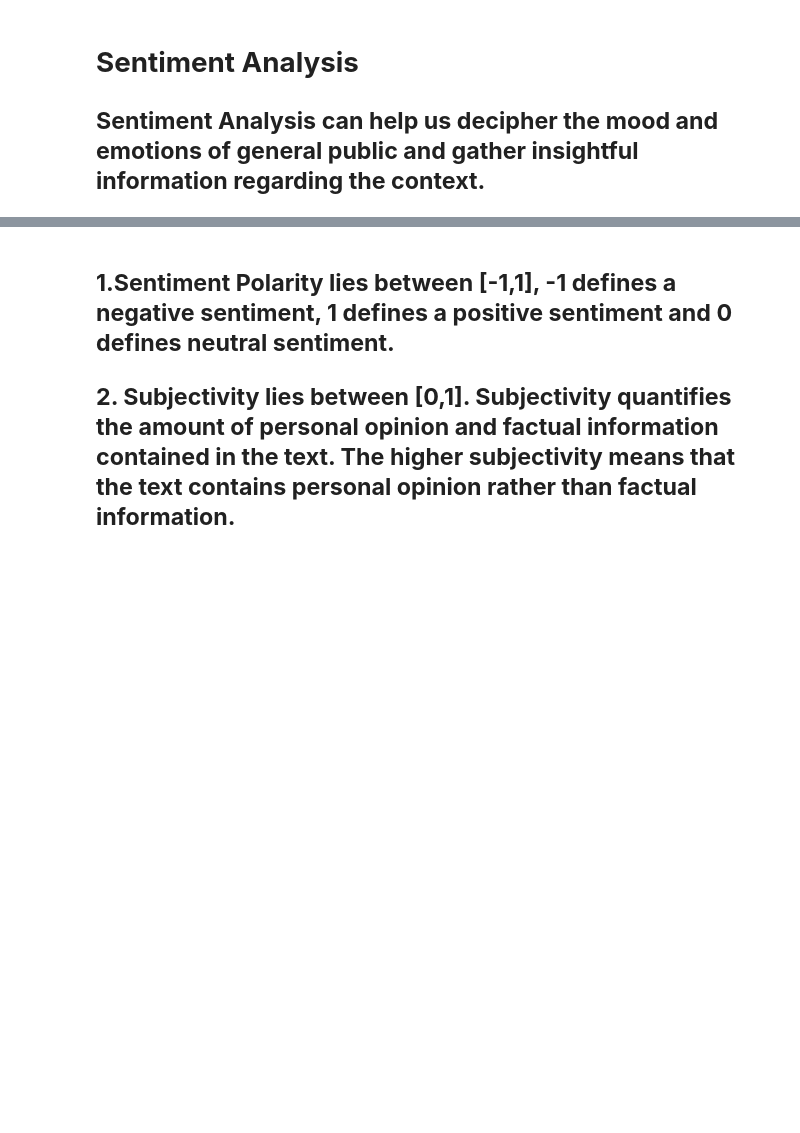
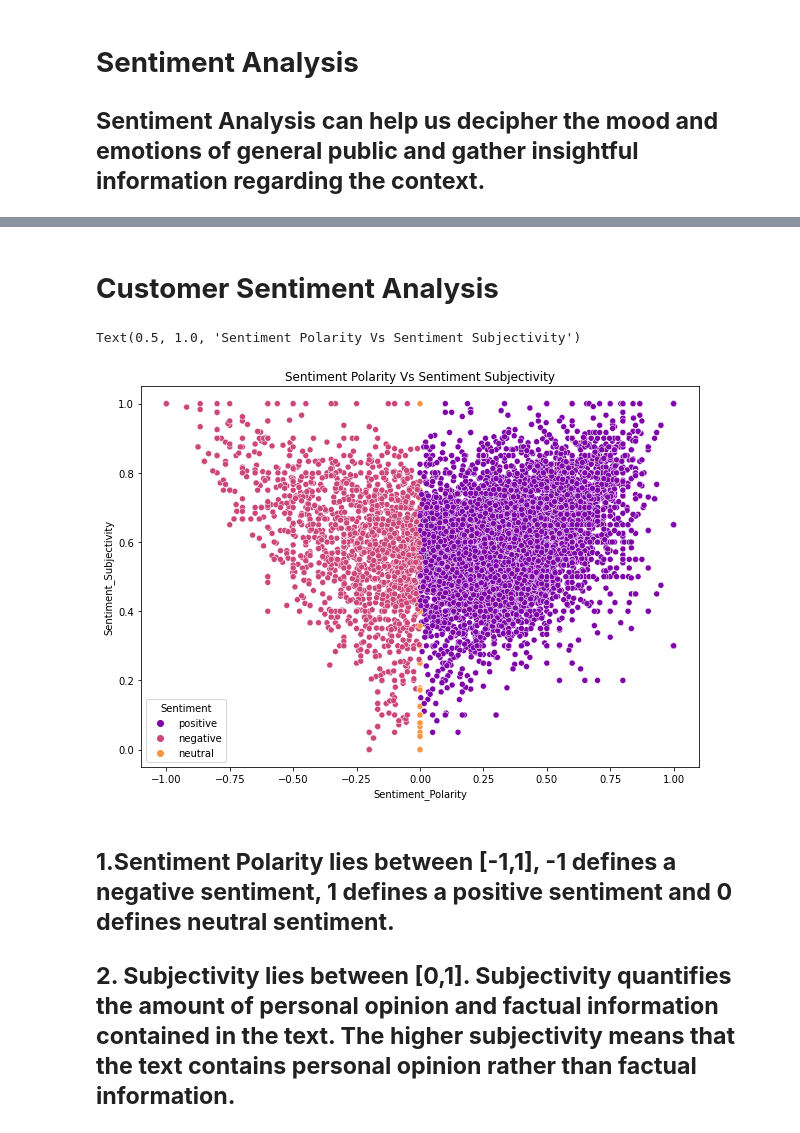
Before and after one commit to VilasSonawane/ZOMATO-RESTAURANT-CLUSTERING-AND-SENTIMENT-ANALYSIS, a Jupyter notebook: Vilas_Copy_of_ZOMATO_RESTAURANT_CLUSTERING_AND_SENTIMENT_ANALYSIS.ipynb, the cells around one changed output, grey strips where cells are left out. Cells and saved outputs as stored; diff of their text form; code cells hidden in the pictures; blank space fills up the shorter version.

```diff
--- a/Vilas_Copy_of_ZOMATO_RESTAURANT_CLUSTERING_AND_SENTIMENT_ANALYSIS.ipynb
+++ b/Vilas_Copy_of_ZOMATO_RESTAURANT_CLUSTERING_AND_SENTIMENT_ANALYSIS.ipynb
@@ -345,3 +386,14 @@ newreview_df.head()
+# %% [markdown]
+# **Customer Sentiment Analysis**
+# %%
+# Sentiment Polarity Vs Sentiment Subjectivity
+plt.figure(figsize=(10,7))
+sns.scatterplot(x="Sentiment_Polarity", y="Sentiment_Subjectivity",
+                hue="Sentiment", palette="plasma",data=newreview_df)
+plt.title('Sentiment Polarity Vs Sentiment Subjectivity')
+# %% [output]
+Text(0.5, 1.0, 'Sentiment Polarity Vs Sentiment Subjectivity')
+[figure, added]
 # %% [markdown]
 ## **1.Sentiment Polarity lies between [-1,1], -1 defines a negative sentiment, 1 defines a positive sentiment and 0 defines neutral sentiment.**
 
```
Also changed, not shown: parts of 65 cells of this notebook.
